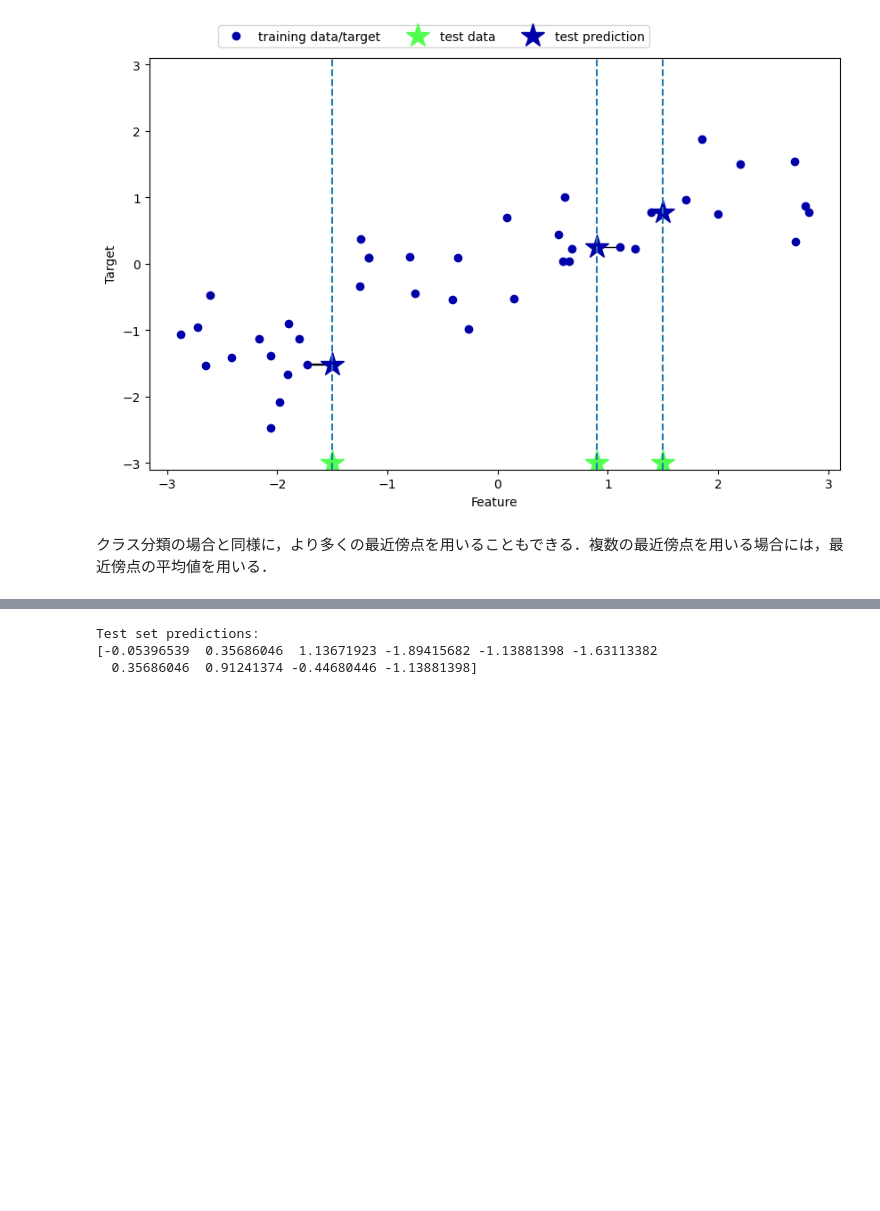
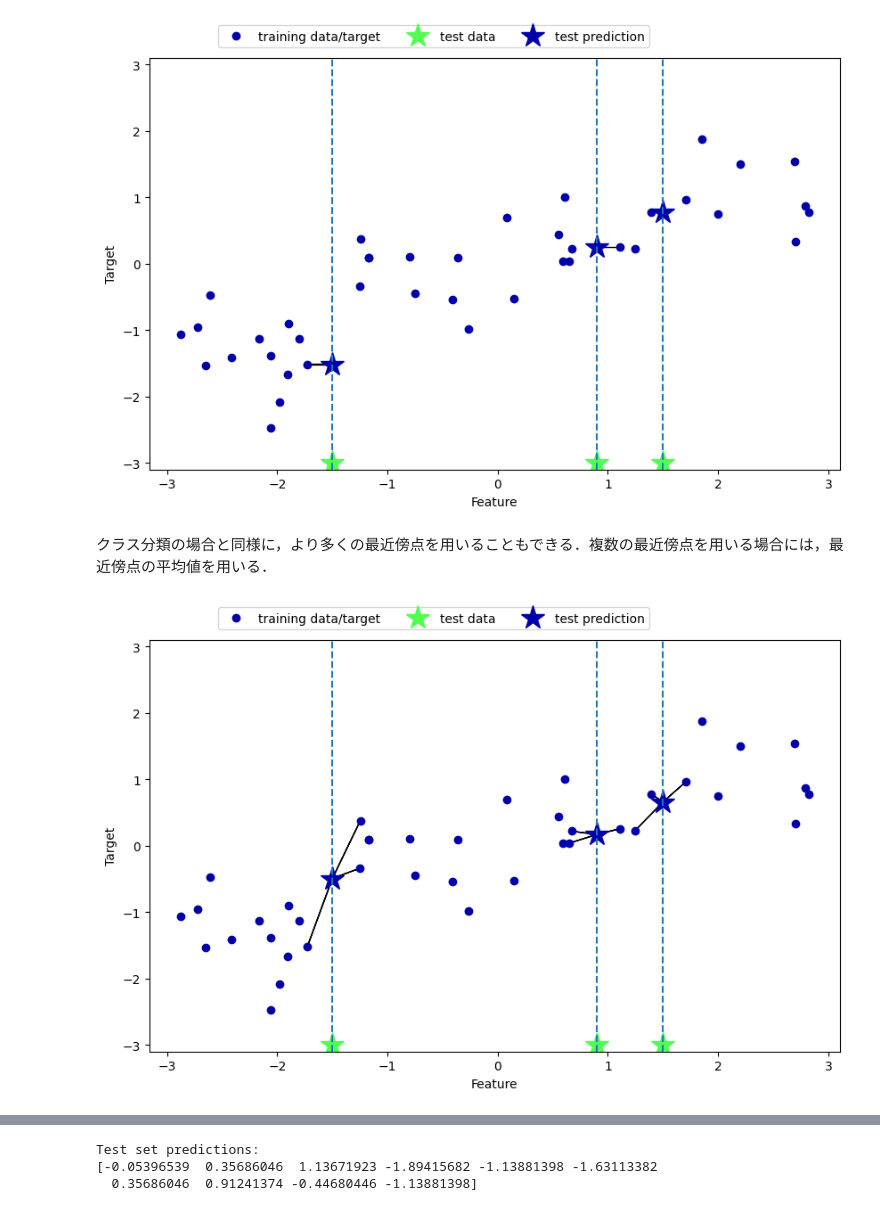
Before and after one commit to SeijiFukuhara/Introduction_to_Machine_Learning_with_Python_O-REILLY, a Jupyter notebook: notebooks/2_3_2__4_k-近傍回帰.ipynb, the cells around one changed output, grey strips where cells are left out. Cells and saved outputs as stored; diff of their text form; code cells hidden in the pictures; blank space fills up the shorter version.

```diff
--- a/notebooks/2_3_2__4_k-近傍回帰.ipynb
+++ b/notebooks/2_3_2__4_k-近傍回帰.ipynb
@@ -35,6 +35,8 @@ mglearn.plots.plot_knn_regression(n_neighbors=1)
 # %% [markdown]
 クラス分類の場合と同様に，より多くの最近傍点を用いることもできる．複数の最近傍点を用いる場合には，最近傍点の平均値を用いる．
 # %%
-# mglearn.plots.plot_knn_regression(n_neighbors=3)
+mglearn.plots.plot_knn_regression(n_neighbors=3)
+# %% [output]
+[figure, added]
 # %%
 from sklearn.neighbors import KNeighborsRegressor
```
Also changed, not shown: parts of 1 cell of this notebook.
